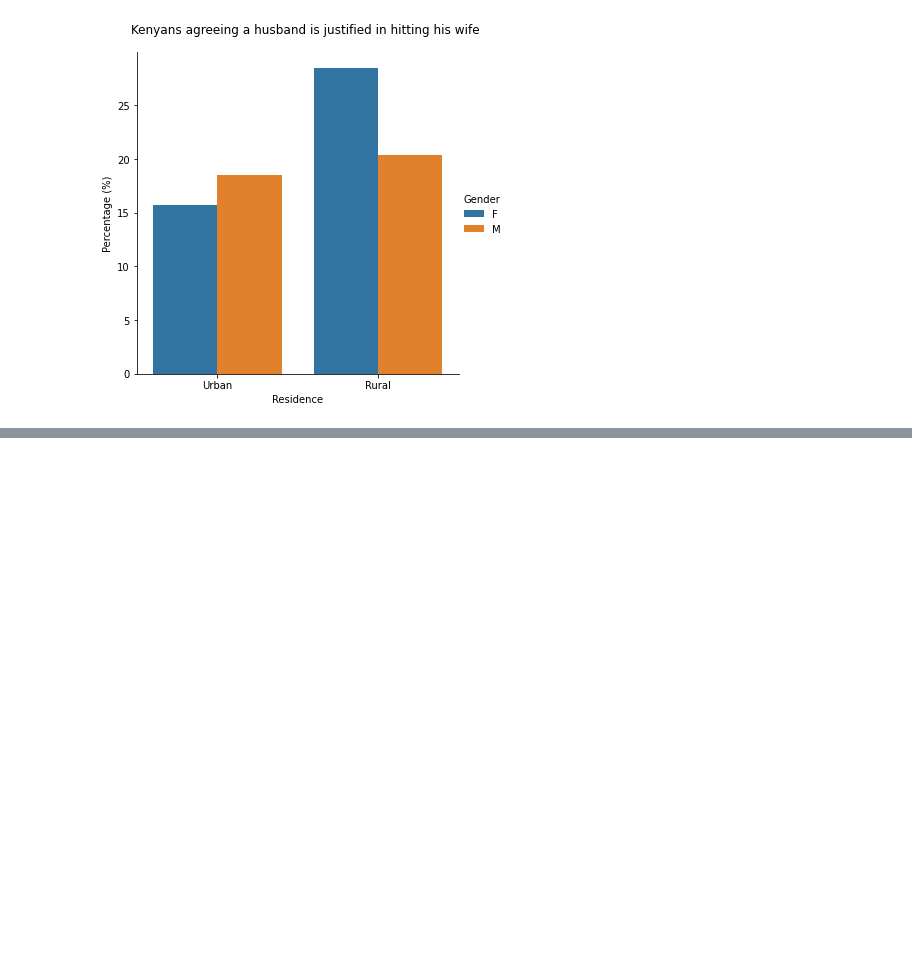
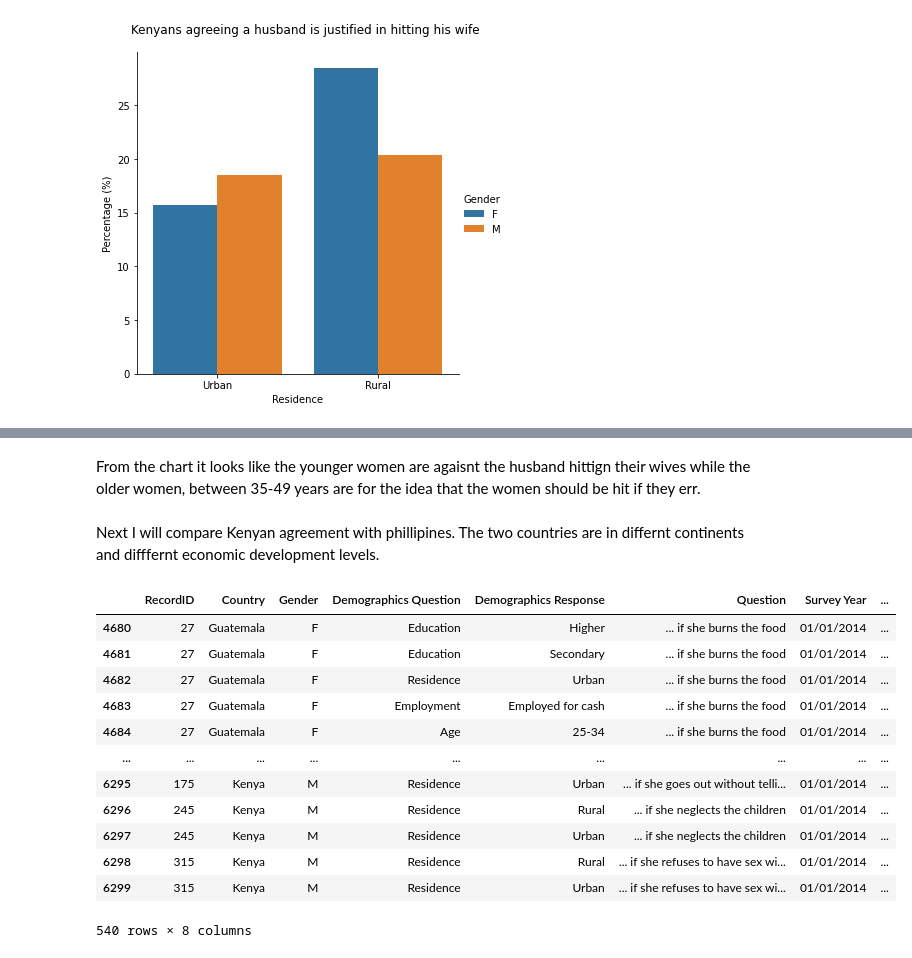
Before and after one commit to 3liud/gender_based_violence, a Jupyter notebook: gender_violence.ipynb, the cells around one changed output, grey strips where cells are left out. Drawn from its saved outputs; the diff is of its cells as text; code cells hidden in the pictures; blank space fills up the shorter version.

```diff
--- a/gender_violence.ipynb
+++ b/gender_violence.ipynb
@@ -143,0 +157,21 @@ Text(0.5, 1.05, 'Kenyans agreeing a husband is justified in hitting his wife')
+# %% [markdown]
+From the chart it looks like the younger women are agaisnt the husband hittign their wives while the older women, between 35-49 years are for the idea that the women should be hit if they err.
+# %% [markdown]
+Next I will compare Kenyan agreement with phillipines. The two countries are in differnt continents and difffernt economic development levels.
+# %%
+compare_countries = df[(df.Country == "Kenya") | (df.Country == "Guatemala") | (df.Country == "Indonesia")]
+compare_countries
+# %% [output]
+|  | RecordID | Country | Gender | Demographics Question | Demographics Response | Question | Survey Year | ... |
+| 4680 | 27 | Guatemala | F | Education | Higher | ... if she burns the food | 01/01/2014 | ... |
+| 4681 | 27 | Guatemala | F | Education | Secondary | ... if she burns the food | 01/01/2014 | ... |
+| 4682 | 27 | Guatemala | F | Residence | Urban | ... if she burns the food | 01/01/2014 | ... |
+| 4683 | 27 | Guatemala | F | Employment | Employed for cash | ... if she burns the food | 01/01/2014 | ... |
+| 4684 | 27 | Guatemala | F | Age | 25-34 | ... if she burns the food | 01/01/2014 | ... |
+| ... | ... | ... | ... | ... | ... | ... | ... | ... |
+| 6295 | 175 | Kenya | M | Residence | Urban | ... if she goes out without telli... | 01/01/2014 | ... |
+| 6296 | 245 | Kenya | M | Residence | Rural | ... if she neglects the children | 01/01/2014 | ... |
+| 6297 | 245 | Kenya | M | Residence | Urban | ... if she neglects the children | 01/01/2014 | ... |
+| 6298 | 315 | Kenya | M | Residence | Rural | ... if she refuses to have sex wi... | 01/01/2014 | ... |
+| 6299 | 315 | Kenya | M | Residence | Urban | ... if she refuses to have sex wi... | 01/01/2014 | ... |
+540 rows × 8 columns
```
Also changed, not shown: parts of 13 cells of this notebook.
